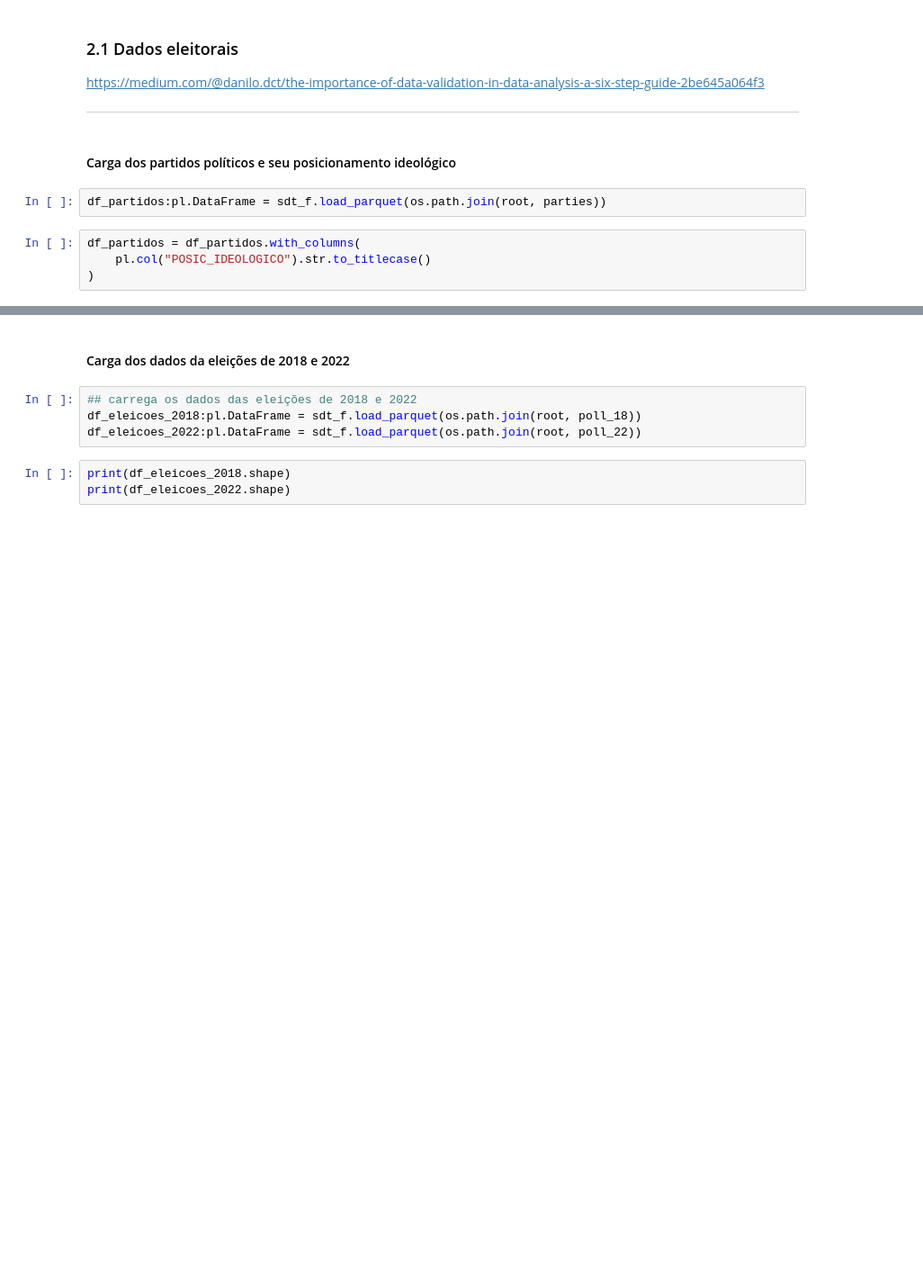
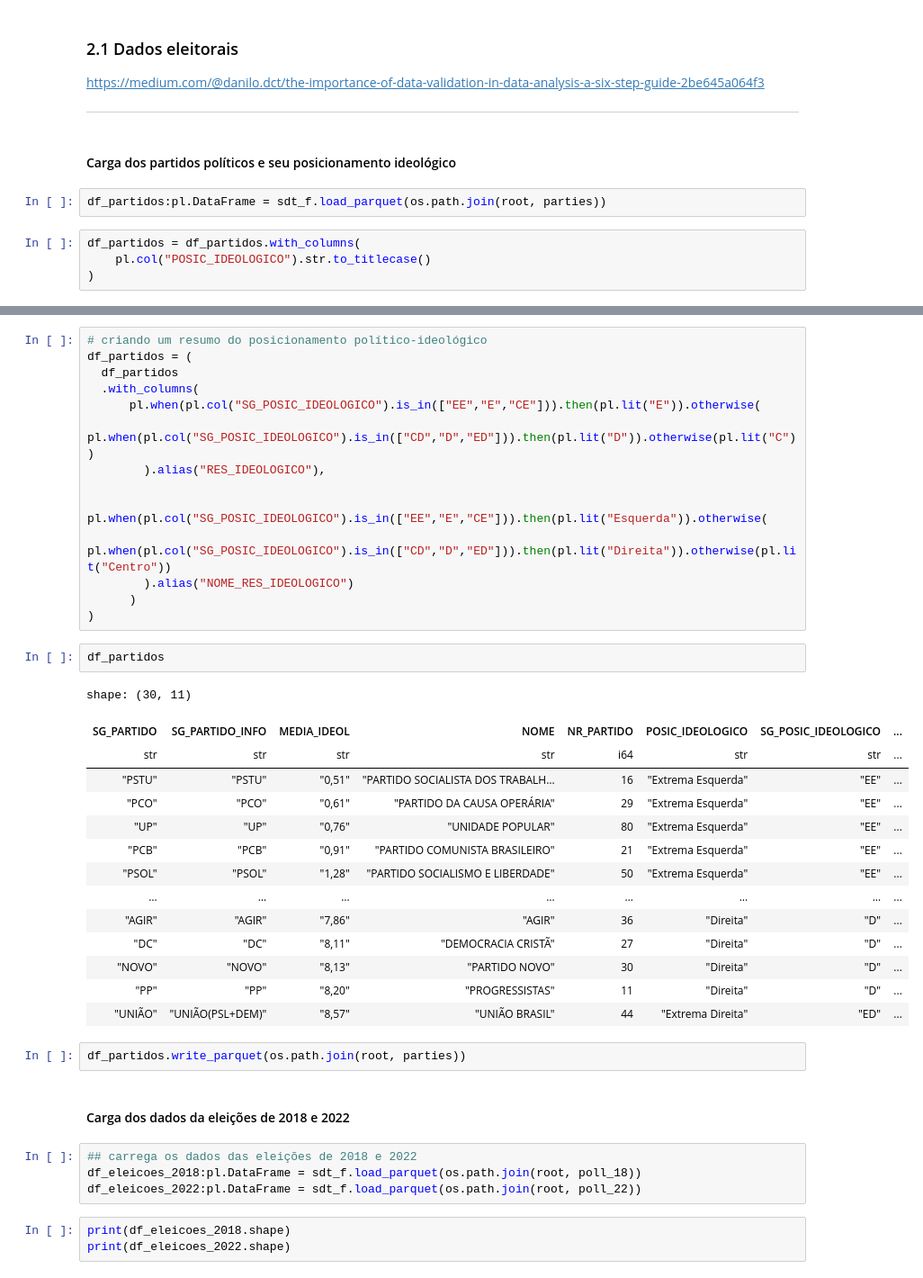
Before and after one commit to perferctstorm/DiscursoOdioEleicoes, a Jupyter notebook: Eleicoes/01_Pre-Processamento.ipynb, the cells around one changed output, grey strips where cells are left out. Shown at 90% size. Cells and saved outputs as stored; diff of their text form; blank space fills up the shorter version.

```diff
--- a/Eleicoes/01_Pre-Processamento.ipynb
+++ b/Eleicoes/01_Pre-Processamento.ipynb
@@ -239,3 +278,36 @@ shape: (5, 9)
+# %%
+# criando um resumo do posicionamento político-ideológico
+df_partidos = (
+  df_partidos
+  .with_columns(
+      pl.when(pl.col("SG_POSIC_IDEOLOGICO").is_in(["EE","E","CE"])).then(pl.lit("E")).otherwise(
+        pl.when(pl.col("SG_POSIC_IDEOLOGICO").is_in(["CD","D","ED"])).then(pl.lit("D")).otherwise(pl.lit("C"))
+        ).alias("RES_IDEOLOGICO"),
+
+      pl.when(pl.col("SG_POSIC_IDEOLOGICO").is_in(["EE","E","CE"])).then(pl.lit("Esquerda")).otherwise(
+        pl.when(pl.col("SG_POSIC_IDEOLOGICO").is_in(["CD","D","ED"])).then(pl.lit("Direita")).otherwise(pl.lit("Centro"))
+        ).alias("NOME_RES_IDEOLOGICO")
+      )
+)
+# %%
+df_partidos
+# %% [output]
+shape: (30, 11)
+| SG_PARTIDO | SG_PARTIDO_INFO | MEDIA_IDEOL | NOME | NR_PARTIDO | POSIC_IDEOLOGICO | SG_POSIC_IDEOLOGICO | ... |
+| str | str | str | str | i64 | str | str | ... |
+| "PSTU" | "PSTU" | "0,51" | "PARTIDO SOCIALISTA DOS TRABALH… | 16 | "Extrema Esquerda" | "EE" | ... |
+| "PCO" | "PCO" | "0,61" | "PARTIDO DA CAUSA OPERÁRIA" | 29 | "Extrema Esquerda" | "EE" | ... |
+| "UP" | "UP" | "0,76" | "UNIDADE POPULAR" | 80 | "Extrema Esquerda" | "EE" | ... |
+| "PCB" | "PCB" | "0,91" | "PARTIDO COMUNISTA BRASILEIRO" | 21 | "Extrema Esquerda" | "EE" | ... |
+| "PSOL" | "PSOL" | "1,28" | "PARTIDO SOCIALISMO E LIBERDADE" | 50 | "Extrema Esquerda" | "EE" | ... |
+| … | … | … | … | … | … | … | ... |
+| "AGIR" | "AGIR" | "7,86" | "AGIR" | 36 | "Direita" | "D" | ... |
+| "DC" | "DC" | "8,11" | "DEMOCRACIA CRISTÃ" | 27 | "Direita" | "D" | ... |
+| "NOVO" | "NOVO" | "8,13" | "PARTIDO NOVO" | 30 | "Direita" | "D" | ... |
+| "PP" | "PP" | "8,20" | "PROGRESSISTAS" | 11 | "Direita" | "D" | ... |
+| "UNIÃO" | "UNIÃO(PSL+DEM)" | "8,57" | "UNIÃO BRASIL" | 44 | "Extrema Direita" | "ED" | ... |
+# %%
+df_partidos.write_parquet(os.path.join(root, parties))
 # %% [markdown]
 #### Carga dos dados da eleições de 2018 e 2022
 # %%
```
Also changed, not shown: parts of 71 cells of this notebook, 11 other files.
